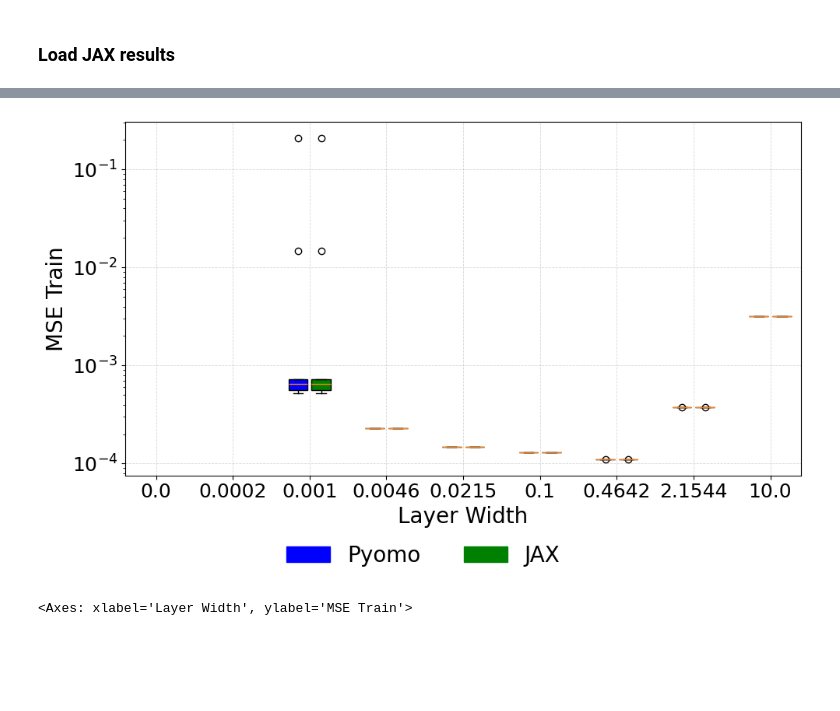
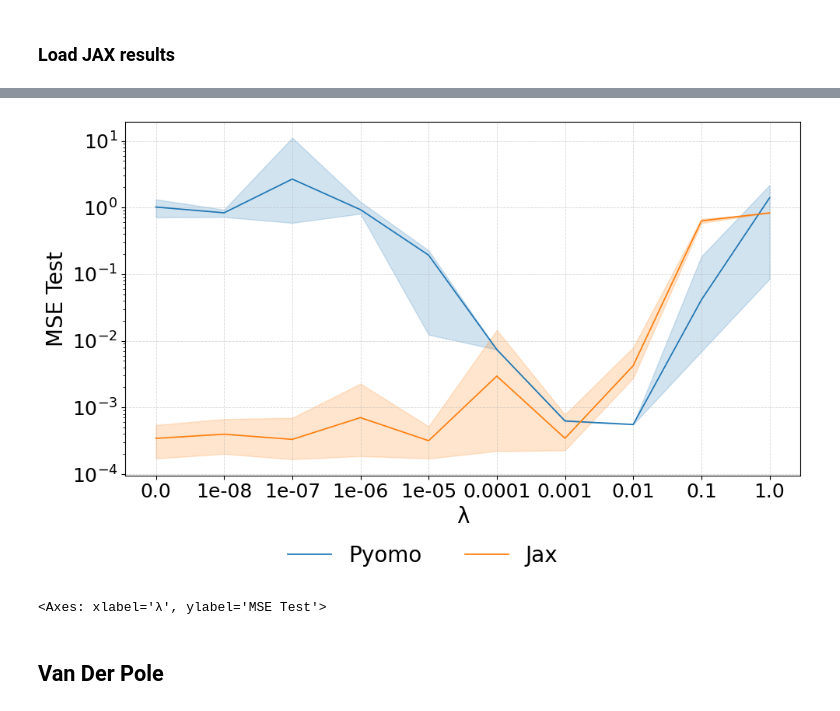
Before and after one commit to mariashapo/NODE, a Jupyter notebook: src/analysis/synthetic/reg_strength.ipynb, the cells around one changed output, grey strips where cells are left out. Drawn from its saved outputs; the diff is of its cells as text; code cells hidden in the pictures; blank space fills up the shorter version.

```diff
--- a/src/analysis/synthetic/reg_strength.ipynb
+++ b/src/analysis/synthetic/reg_strength.ipynb
@@ -41,0 +89,18 @@ pyomo_train = Results.prep_for_boxplots(pyomo_df,  'reg',  'mse_train_coll')
+# %%
+pyomo_train_ho = Results.prep_for_boxplots(pyomo_df_ho,  'reg',  'mse_train_coll')
+pyomo_train_vdp = Results.prep_for_boxplots(pyomo_df_vdp,  'reg',  'mse_train_coll')
+
+jax_train_ho = Results.prep_for_boxplots(jax_results_ho,  'penalty_lambda_reg',  'mse_train')
+jax_train_vdp = Results.prep_for_boxplots(jax_results_vdp,  'penalty_lambda_reg',  'mse_train')
+
+pyomo_test_ho = Results.prep_for_boxplots(pyomo_df_ho,  'reg',  'mse_test_coll')
+pyomo_test_vdp = Results.prep_for_boxplots(pyomo_df_vdp,  'reg',  'mse_test_coll')
+
+jax_test_ho = Results.prep_for_boxplots(jax_results_ho,  'penalty_lambda_reg',  'mse_test')
+jax_test_vdp = Results.prep_for_boxplots(jax_results_vdp,  'penalty_lambda_reg',  'mse_test')
+
+
+jax_time_ho = Results.prep_for_boxplots(jax_results_ho,  'penalty_lambda_reg',  'time_elapsed')
+jax_time_vdp = Results.prep_for_boxplots(jax_results_vdp,  'penalty_lambda_reg',  'time_elapsed')
+pyomo_time_ho = Results.prep_for_boxplots(pyomo_df_ho,  'reg',  'time_elapsed')
+pyomo_time_vdp = Results.prep_for_boxplots(pyomo_df_vdp,  'reg',  'time_elapsed')
@@ -42,17 +155,29 @@ pyomo_train = Results.prep_for_boxplots(pyomo_df,  'reg',  'mse_train_coll')
 # %%
-Graphs.plot_boxplots_custom(pyomo_train['mse_train_coll'], pyomo_train['mse_train_coll'], pyomo_train.x_labels,
-            '',
-              'MSE Train', color_labels=["Pyomo", "JAX"],
-              x_label = "Layer Width",
-              figsize=(10, 6),
-              label_fontsize=20,
-              tick_fontsize=18,
-              legend_fontsize=20,
-              title_fontsize=20,
-              legend_bbox_y=-0.02,
-              legend_ncol=2,
-              y_log = True
-              )
+Graphs.plot_lines_ci_from_lists(
+    pyomo_test_ho['mse_test_coll'],
+    jax_test_ho['mse_test'],
+    pyomo_test_ho.x_labels,
+    title="",
+    ylabel="MSE Test",
+    color_labels=("Pyomo", "Jax"),
+    x_label="λ",
+    figsize=(10, 6),
+    label_fontsize=20,
+    tick_fontsize=18,
+    legend_fontsize=20,
+    title_fontsize=20,
+    legend_bbox_y=-0.02,
+    legend_ncol=2,
+    ci=(5,95),
+    alpha_band=0.2,
+    line_width=1.25,
+    y_log=True,               # default; keeps 10^k ticks
+    y_log_locator_base=10,    # default; uses LogLocator
+    y_log_mathtext=True,      # default; renders 10^k
+    center = 'mean'
+)
 # %% [output]
-[figure, old version]
+[figure, new version]
-<Axes: xlabel='Layer Width', ylabel='MSE Train'>
+<Axes: xlabel='λ', ylabel='MSE Test'>
+# %% [markdown]
+## Van Der Pole
```
Also changed, not shown: parts of 16 cells of this notebook, 8 other files.
